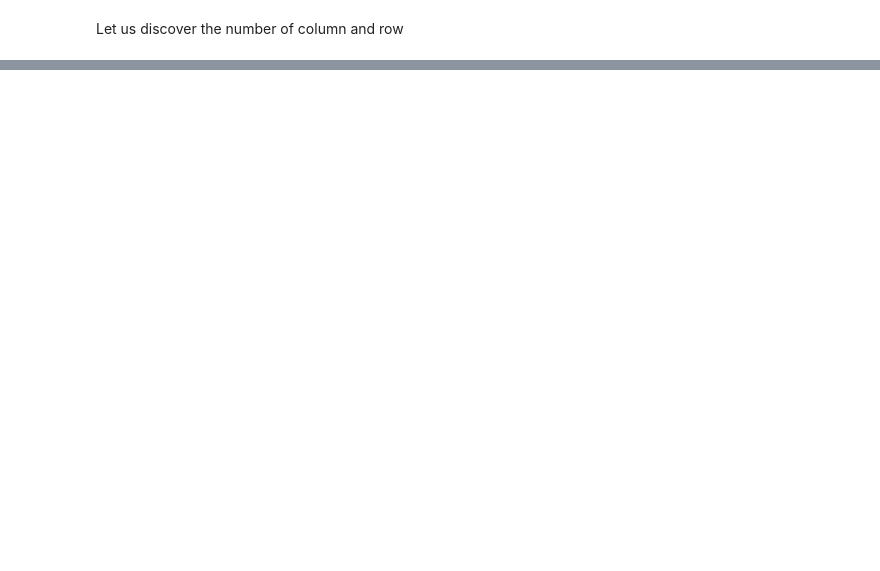
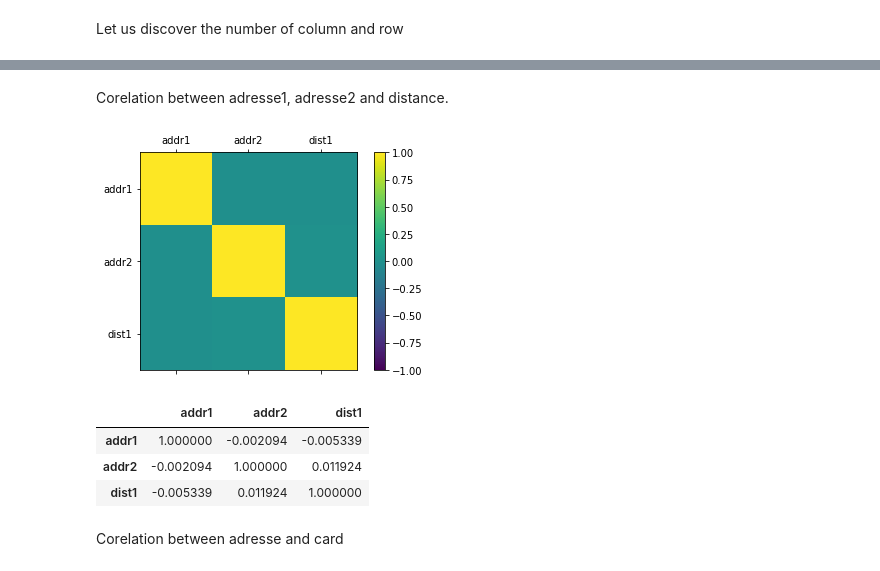
Before and after one commit to DataCampM2DSSAF/suivi-du-data-camp-ghoul_boubekeur_davidas, a Jupyter notebook: Ngremmadji_suivi.ipynb, the cells around one changed output, grey strips where cells are left out. Cells and saved outputs as stored; diff of their text form; code cells hidden in the pictures; blank space fills up the shorter version.

```diff
--- a/Ngremmadji_suivi.ipynb
+++ b/Ngremmadji_suivi.ipynb
@@ -247,0 +179,5 @@ Week 3: This week, we search for relationship between the variables. We will mak
+# %%
+mask2 =dataset.dtypes!=object
+numericalColumns = dataset.columns[mask2]
+numericalFeatures = dataset[numericalColumns]
+numericalFeatures.head()
@@ -247,0 +192,2 @@ Week 3: This week, we search for relationship between the variables. We will mak
+# %%
+numericalFeatures = autoclean(numericalFeatures)
@@ -247,0 +232,24 @@ Week 3: This week, we search for relationship between the variables. We will mak
+# %% [markdown]
+Corelation between adresse1, adresse2 and distance.
+# %%
+adresseColumns = ['addr1', 'addr2', 'dist1']
+adresseFeatures= numericalFeatures[adresseColumns]
+# %%
+correlations = adresseFeatures.corr()
+fig = plt.figure()
+ax = fig.add_subplot(111)
+cax = ax.matshow(correlations, vmin=-1, vmax=1)
+fig.colorbar(cax)
+names = ['']+list(adresseFeatures)
+ax.set_xticklabels(names)
+ax.set_yticklabels(names)
+plt.show()
+correlations
+# %% [output]
+[figure, added]
+|  | addr1 | addr2 | dist1 |
+| addr1 | 1.000000 | -0.002094 | -0.005339 |
+| addr2 | -0.002094 | 1.000000 | 0.011924 |
+| dist1 | -0.005339 | 0.011924 | 1.000000 |
+# %% [markdown]
+Corelation between adresse and card
```
Also changed, not shown: parts of 132 cells of this notebook, 1 other file.
